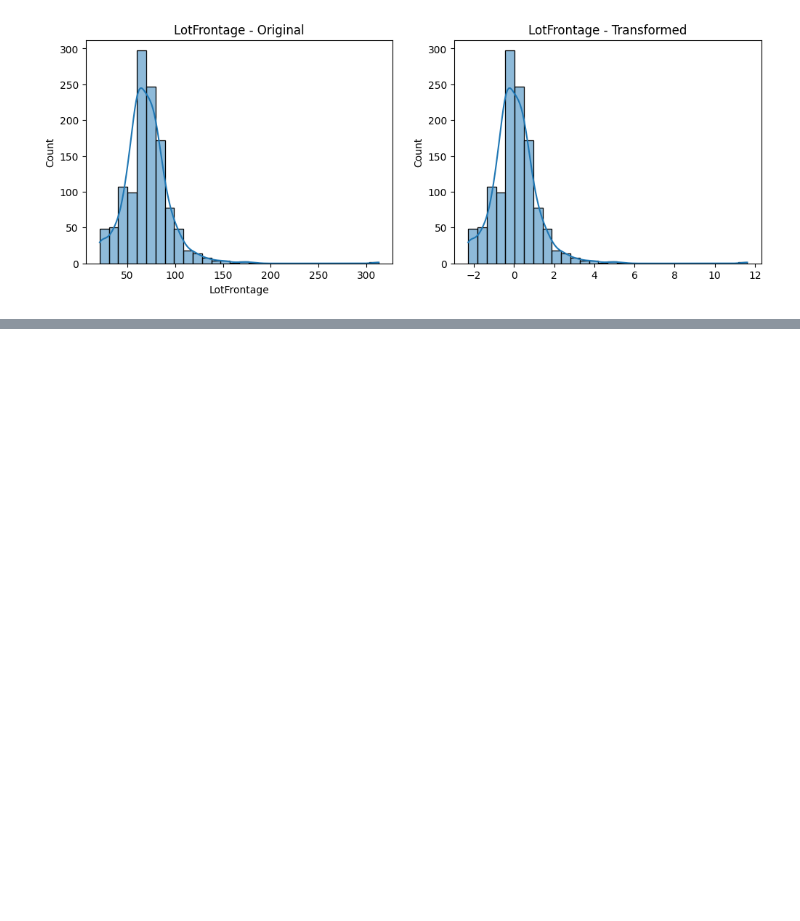
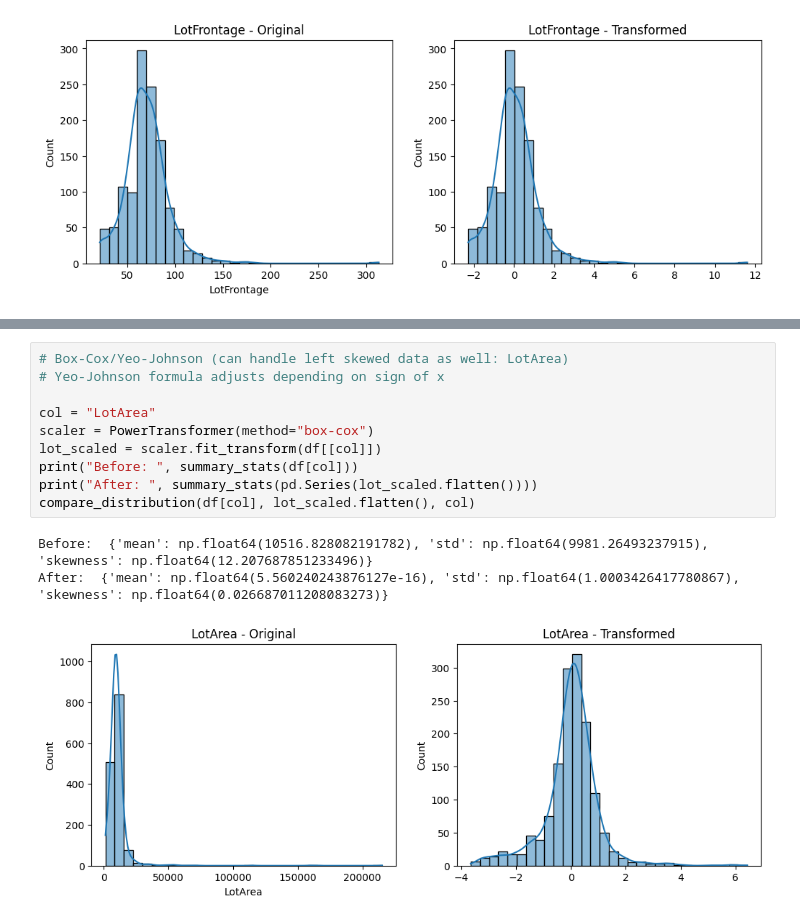
Before and after one commit to KG1234567/Feature-Engineering, a Jupyter notebook: 02-05-2026/02-05-2026.ipynb, the cells around one changed output, grey strips where cells are left out. Cells and saved outputs as stored; diff of their text form; blank space fills up the shorter version.

```diff
--- a/02-05-2026/02-05-2026.ipynb
+++ b/02-05-2026/02-05-2026.ipynb
@@ -789,0 +814,14 @@ After:  {'mean': np.float64(0.04999801752507831), 'std': np.float64(1.1564167511
+# %%
+# Box-Cox/Yeo-Johnson (can handle left skewed data as well: LotArea)
+# Yeo-Johnson formula adjusts depending on sign of x
+
+col = "LotArea"
+scaler = PowerTransformer(method="box-cox")
+lot_scaled = scaler.fit_transform(df[[col]])
+print("Before: ", summary_stats(df[col]))
+print("After: ", summary_stats(pd.Series(lot_scaled.flatten())))
+compare_distribution(df[col], lot_scaled.flatten(), col)
+# %% [output]
+Before:  {'mean': np.float64(10516.828082191782), 'std': np.float64(9981.26493237915), 'skewness': np.float64(12.207687851233496)}
+After:  {'mean': np.float64(5.560240243876127e-16), 'std': np.float64(1.0003426417780867), 'skewness': np.float64(0.026687011208083273)}
+[figure, added]
```
Also changed, not shown: parts of 3 cells of this notebook.
